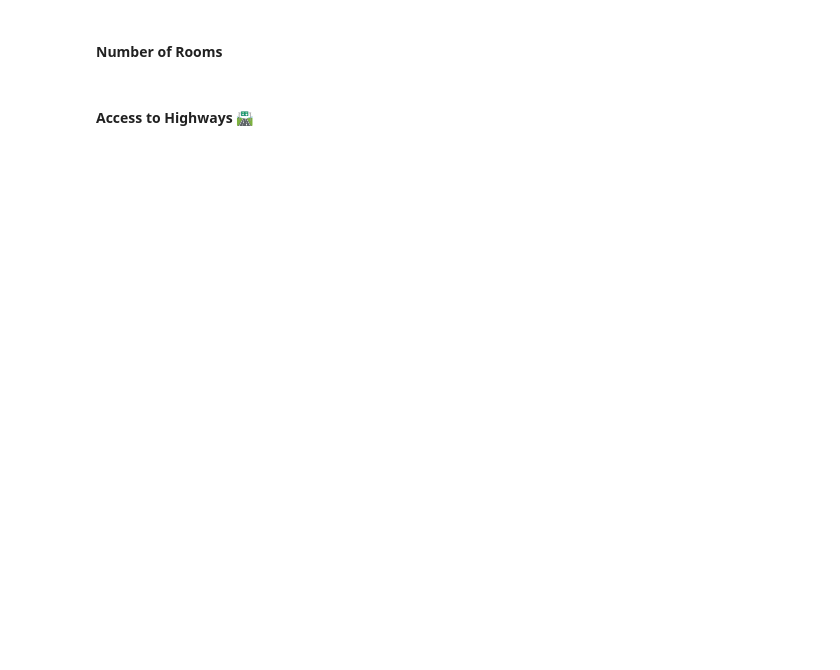
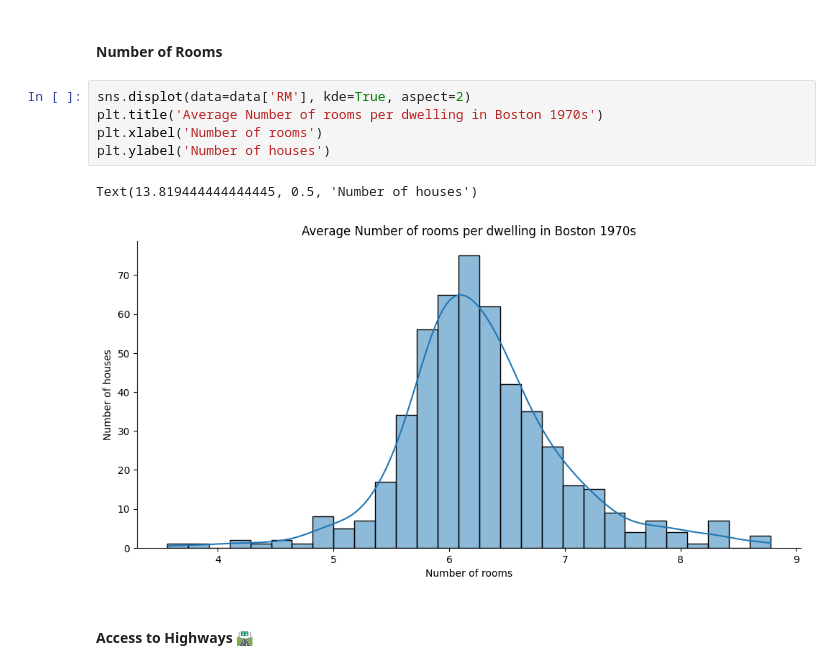
Before and after one commit to Xor01/Houses-Valuation-model, a Jupyter notebook: Multivariable_Regression_and_Valuation_Model.ipynb, the cells around one changed output. Drawn from its saved outputs; the diff is of its cells as text; blank space fills up the shorter version.

```diff
--- a/Multivariable_Regression_and_Valuation_Model.ipynb
+++ b/Multivariable_Regression_and_Valuation_Model.ipynb
@@ -152,4 +168,12 @@ What do you notice in the distributions of the data?
 # %% [markdown]
 #### Number of Rooms
+# %%
+sns.displot(data=data['RM'], kde=True, aspect=2)
+plt.title('Average Number of rooms per dwelling in Boston 1970s')
+plt.xlabel('Number of rooms')
+plt.ylabel('Number of houses')
+# %% [output]
+Text(13.819444444444445, 0.5, 'Number of houses')
+[figure, added]
 # %% [markdown]
 #### Access to Highways 🛣
```
Also changed, not shown: parts of 3 cells of this notebook.
